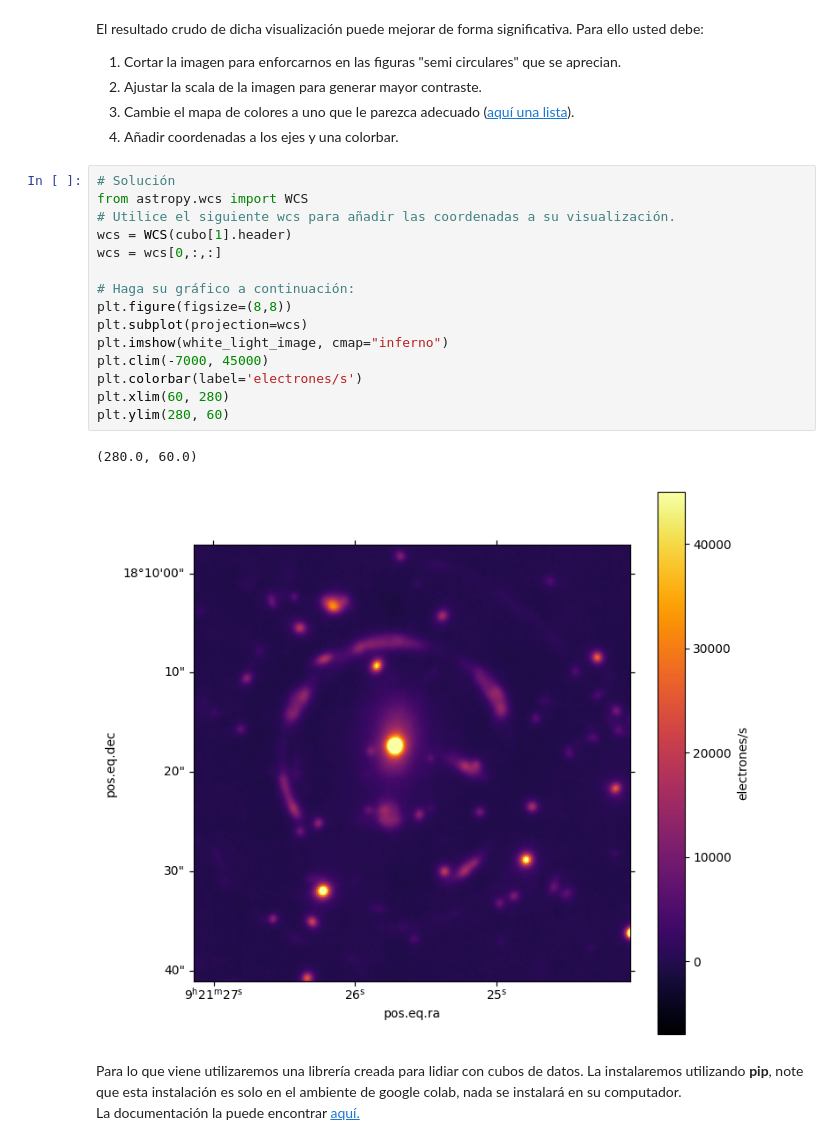
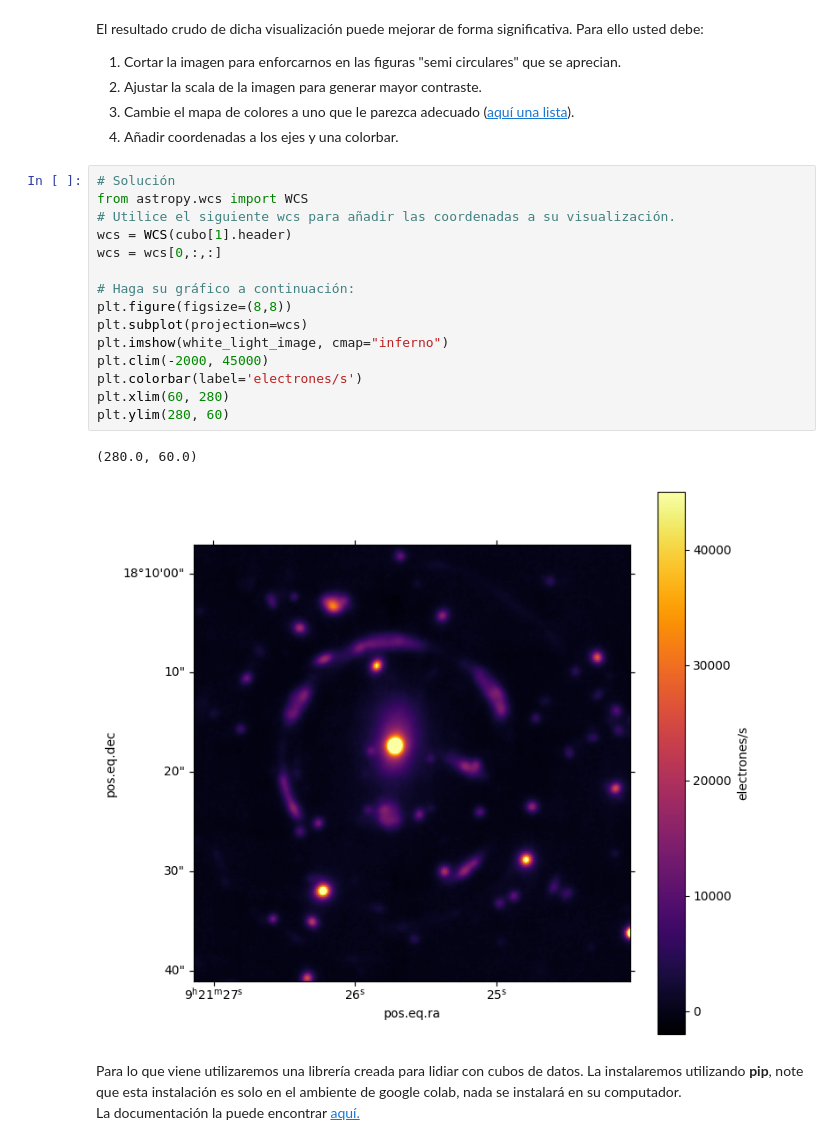
Before and after one commit to bsttiv/Tarea-4, a Jupyter notebook: Tarea4_Desarrollo.ipynb, the cells around one changed output. Drawn from its saved outputs; the diff is of its cells as text.

```diff
--- a/Tarea4_Desarrollo.ipynb
+++ b/Tarea4_Desarrollo.ipynb
@@ -162,21 +162,21 @@ Para ello usted debe:
 # %%
 # Solución
 from astropy.wcs import WCS
 # Utilice el siguiente wcs para añadir las coordenadas a su visualización.
 wcs = WCS(cubo[1].header)
 wcs = wcs[0,:,:]
 
 # Haga su gráfico a continuación:
 plt.figure(figsize=(8,8))
 plt.subplot(projection=wcs)
 plt.imshow(white_light_image, cmap="inferno")
-plt.clim(-7000, 45000)
+plt.clim(-2000, 45000)
 plt.colorbar(label='electrones/s')
 plt.xlim(60, 280)
 plt.ylim(280, 60)
 # %% [output]
 (280.0, 60.0)
-[figure, old version]
+[figure, new version]
 # %% [markdown]
 Para lo que viene utilizaremos una librería creada para lidiar con cubos de datos.
 La instalaremos utilizando **pip**, note que esta instalación es solo en el ambiente de google colab, nada se instalará en su computador.
```
Also changed, not shown: parts of 4 cells of this notebook.
